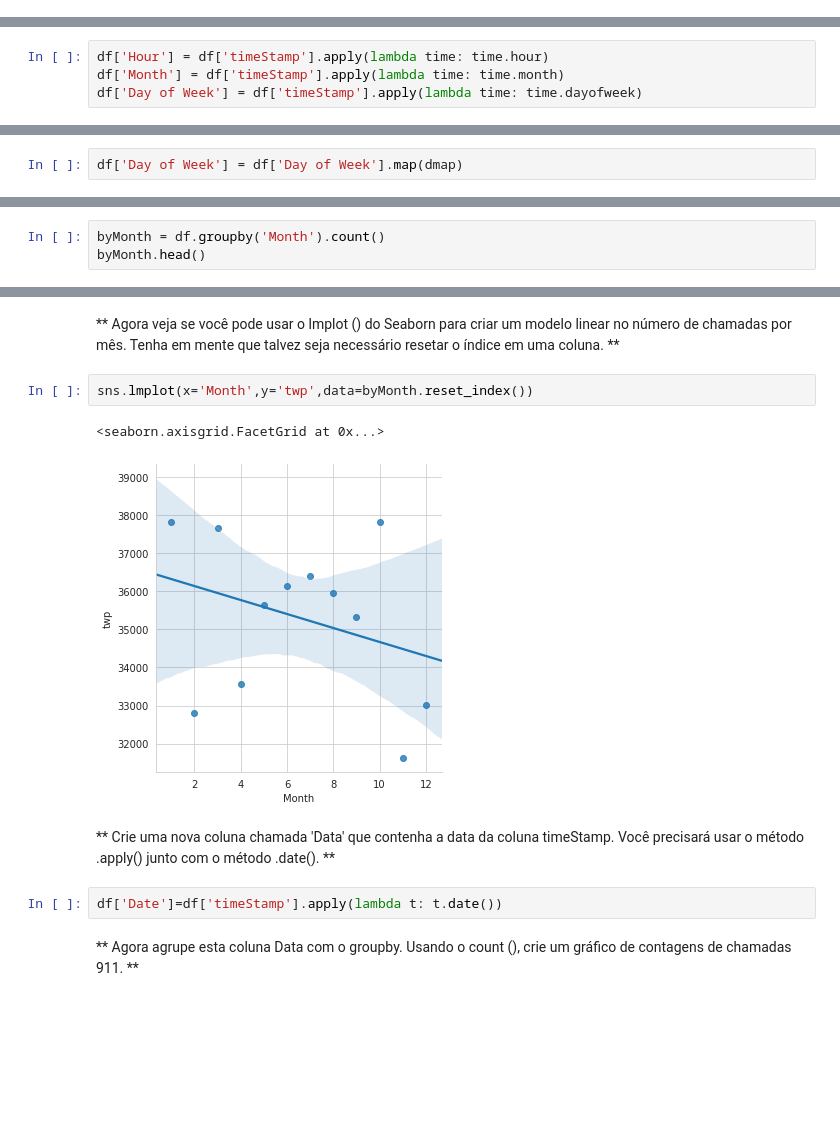
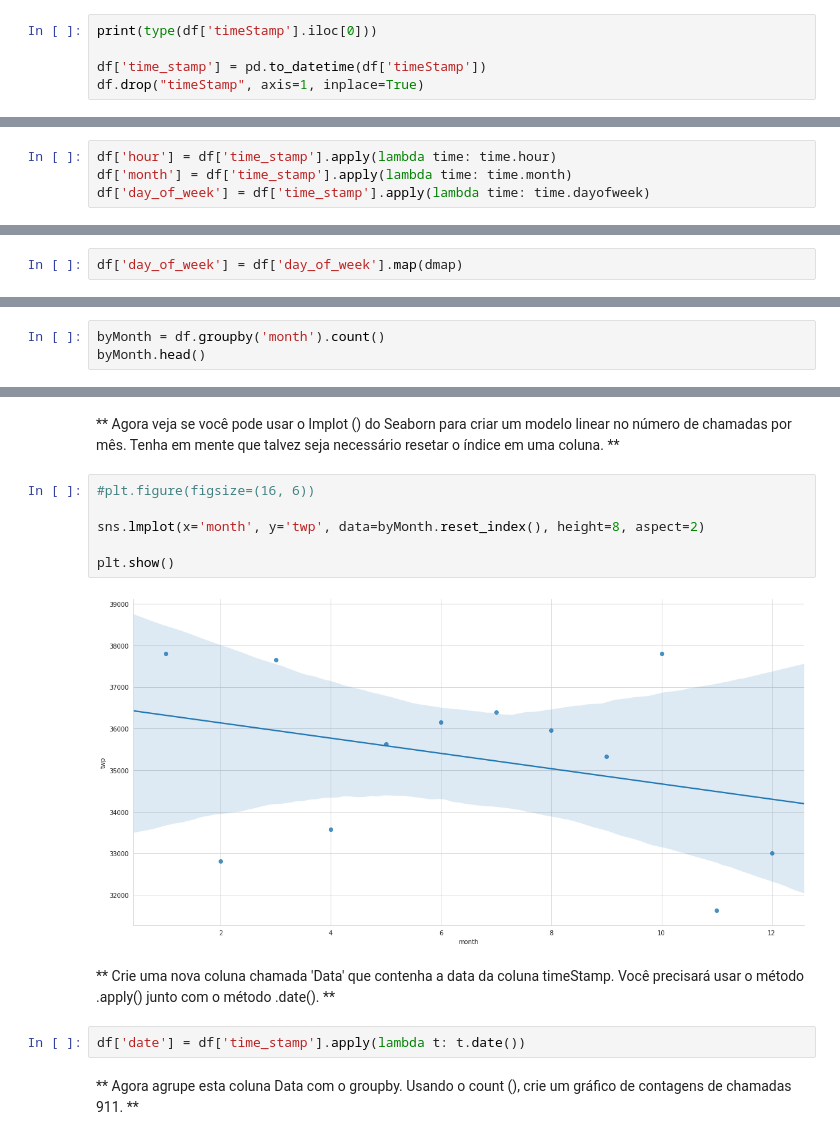
Before and after one commit to vitormeriat/machine-learning-studies, a Jupyter notebook: analysis/calls-911.ipynb, the cells around one changed output, grey strips where cells are left out. Cells and saved outputs as stored; diff of their text form; blank space fills up the shorter version.

```diff
--- a/analysis/calls-911.ipynb
+++ b/analysis/calls-911.ipynb
@@ -131,0 +130,5 @@ df['timeStamp'] = pd.to_datetime(df['timeStamp'])
+# %%
+print(type(df['timeStamp'].iloc[0]))
+
+df['time_stamp'] = pd.to_datetime(df['timeStamp'])
+df.drop("timeStamp", axis=1, inplace=True)
@@ -139,5 +146,5 @@ df['timeStamp'] = pd.to_datetime(df['timeStamp'])
 # %%
-df['Hour'] = df['timeStamp'].apply(lambda time: time.hour)
-df['Month'] = df['timeStamp'].apply(lambda time: time.month)
-df['Day of Week'] = df['timeStamp'].apply(lambda time: time.dayofweek)
+df['hour'] = df['time_stamp'].apply(lambda time: time.hour)
+df['month'] = df['time_stamp'].apply(lambda time: time.month)
+df['day_of_week'] = df['time_stamp'].apply(lambda time: time.dayofweek)
 # %% [markdown]
@@ -147,5 +152,5 @@ df['Day of Week'] = df['timeStamp'].apply(lambda time: time.dayofweek)
 # %%
 dmap = {0:'Mon',1:'Tue',2:'Wed',3:'Thu',4:'Fri',5:'Sat',6:'Sun'}
 # %%
-df['Day of Week'] = df['Day of Week'].map(dmap)
+df['day_of_week'] = df['day_of_week'].map(dmap)
 # %% [markdown]
@@ -177,6 +186,6 @@ Você deve ter notado que estavam faltando alguns meses. Vejamos se podemos talv
 
 Agora, crie um objeto groupby chamado "byMonth", onde você agrupa o DataFrame pela coluna do mês e use o método count() para agregação. Use o método head() neste DataFrame retornado.
 # %%
-byMonth = df.groupby('Month').count()
+byMonth = df.groupby('month').count()
 byMonth.head()
 # %% [output]
@@ -198,14 +208,17 @@ byMonth['twp'].plot()
 # %% [markdown]
 ** Agora veja se você pode usar o lmplot () do Seaborn para criar um modelo linear no número de chamadas por mês. Tenha em mente que talvez seja necessário resetar o índice em uma coluna. **
 # %%
-sns.lmplot(x='Month',y='twp',data=byMonth.reset_index())
+#plt.figure(figsize=(16, 6))
+
+sns.lmplot(x='month', y='twp', data=byMonth.reset_index(), height=8, aspect=2)
+
+plt.show()
 # %% [output]
-<seaborn.axisgrid.FacetGrid at 0x...>
-[figure, old version]
+[figure, new version]
 # %% [markdown]
 ** Crie uma nova coluna chamada 'Data' que contenha a data da coluna timeStamp. Você precisará usar o método .apply() junto com o método .date(). **
 # %%
-df['Date']=df['timeStamp'].apply(lambda t: t.date())
+df['date'] = df['time_stamp'].apply(lambda t: t.date())
 # %% [markdown]
 ** Agora agrupe esta coluna Data com o groupby. Usando o count (), crie um gráfico de contagens de chamadas 911. **
 # %%
```
Also changed, not shown: parts of 32 cells of this notebook.
